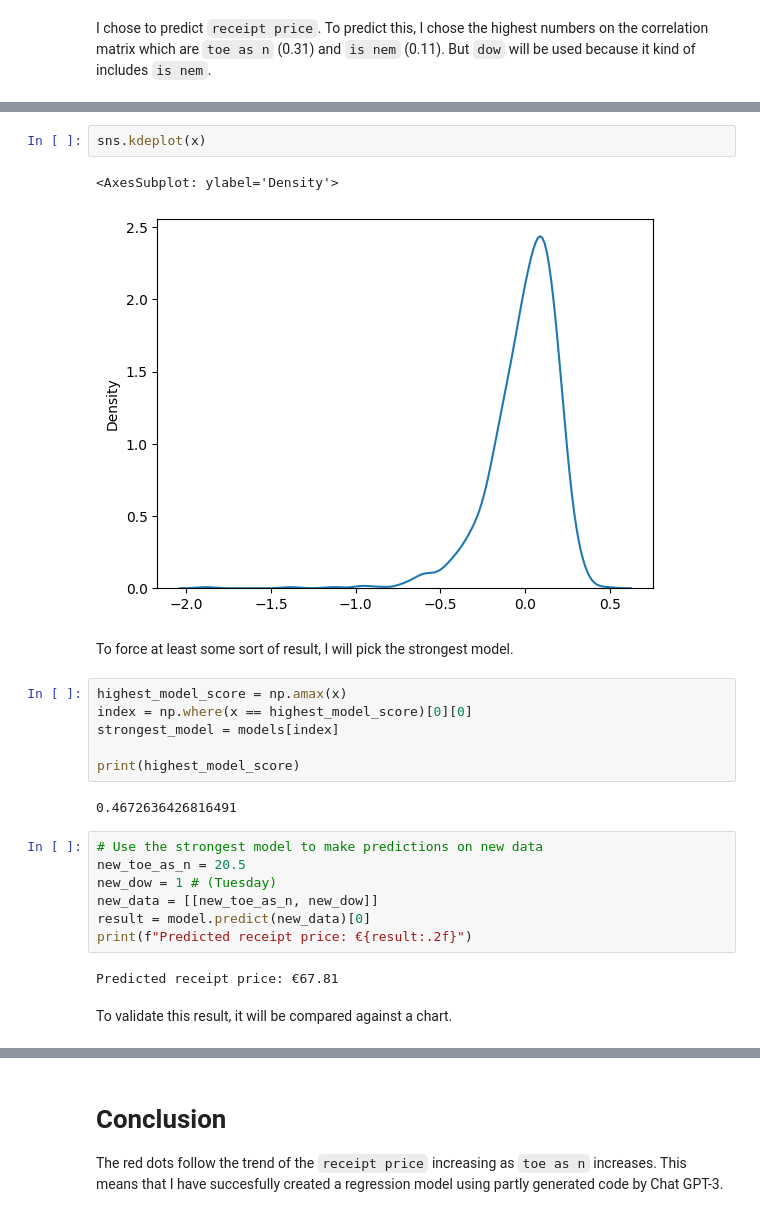
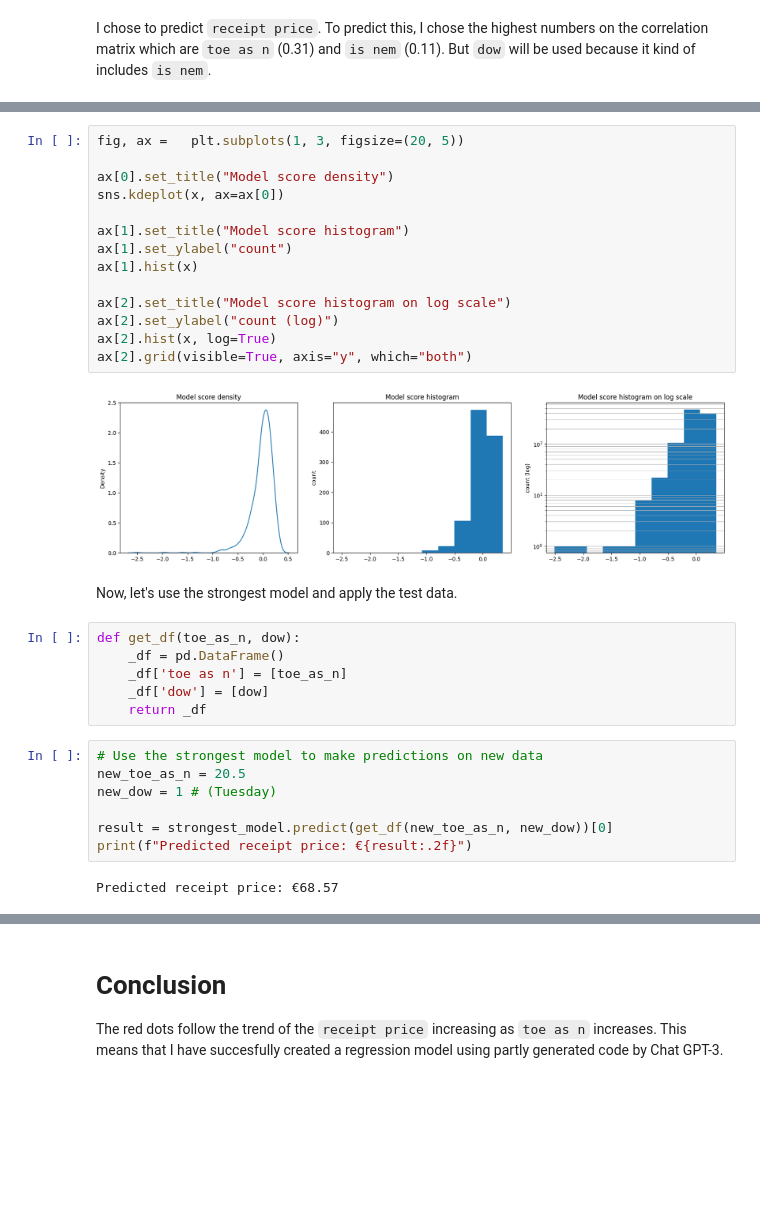
Before and after one commit to jussihailu1/AI-for-Society, a Jupyter notebook: AI/Second try (Chat GPT-3)/Chat GPT-3 generated code.ipynb, the cells around one changed output, grey strips where cells are left out. Cells and saved outputs as stored; diff of their text form; blank space fills up the shorter version.

```diff
--- a/AI/Second try (Chat GPT-3)/Chat GPT-3 generated code.ipynb
+++ b/AI/Second try (Chat GPT-3)/Chat GPT-3 generated code.ipynb
@@ -98,26 +104,33 @@ plt.hist(x)
-# %%
-sns.kdeplot(x)
-# %% [output]
-<AxesSubplot: ylabel='Density'>
-[figure, removed]
-# %% [markdown]
-To force at least some sort of result, I will pick the strongest model.
-# %%
-highest_model_score = np.amax(x)
-index = np.where(x == highest_model_score)[0][0]
-strongest_model = models[index]
-
-print(highest_model_score)
-# %% [output]
-0.4672636426816491
+# %%
+fig, ax =   plt.subplots(1, 3, figsize=(20, 5))
+
+ax[0].set_title("Model score density")
+sns.kdeplot(x, ax=ax[0])
+
+ax[1].set_title("Model score histogram")
+ax[1].set_ylabel("count")
+ax[1].hist(x)
+
+ax[2].set_title("Model score histogram on log scale")
+ax[2].set_ylabel("count (log)")
+ax[2].hist(x, log=True)
+ax[2].grid(visible=True, axis="y", which="both")
+# %% [output]
+[figure, added]
+# %% [markdown]
+Now, let's use the strongest model and apply the test data.
+# %%
+def get_df(toe_as_n, dow):
+    _df = pd.DataFrame()
+    _df['toe as n'] = [toe_as_n]
+    _df['dow'] = [dow]
+    return _df
 # %%
 # Use the strongest model to make predictions on new data
 new_toe_as_n = 20.5
 new_dow = 1 # (Tuesday)
-new_data = [[new_toe_as_n, new_dow]]
-result = model.predict(new_data)[0]
+
+result = strongest_model.predict(get_df(new_toe_as_n, new_dow))[0]
 print(f"Predicted receipt price: €{result:.2f}")
 # %% [output]
-Predicted receipt price: €67.81
+Predicted receipt price: €68.57
-# %% [markdown]
-To validate this result, it will be compared against a chart.
```
Also changed, not shown: parts of 23 cells of this notebook, 3 other files.
